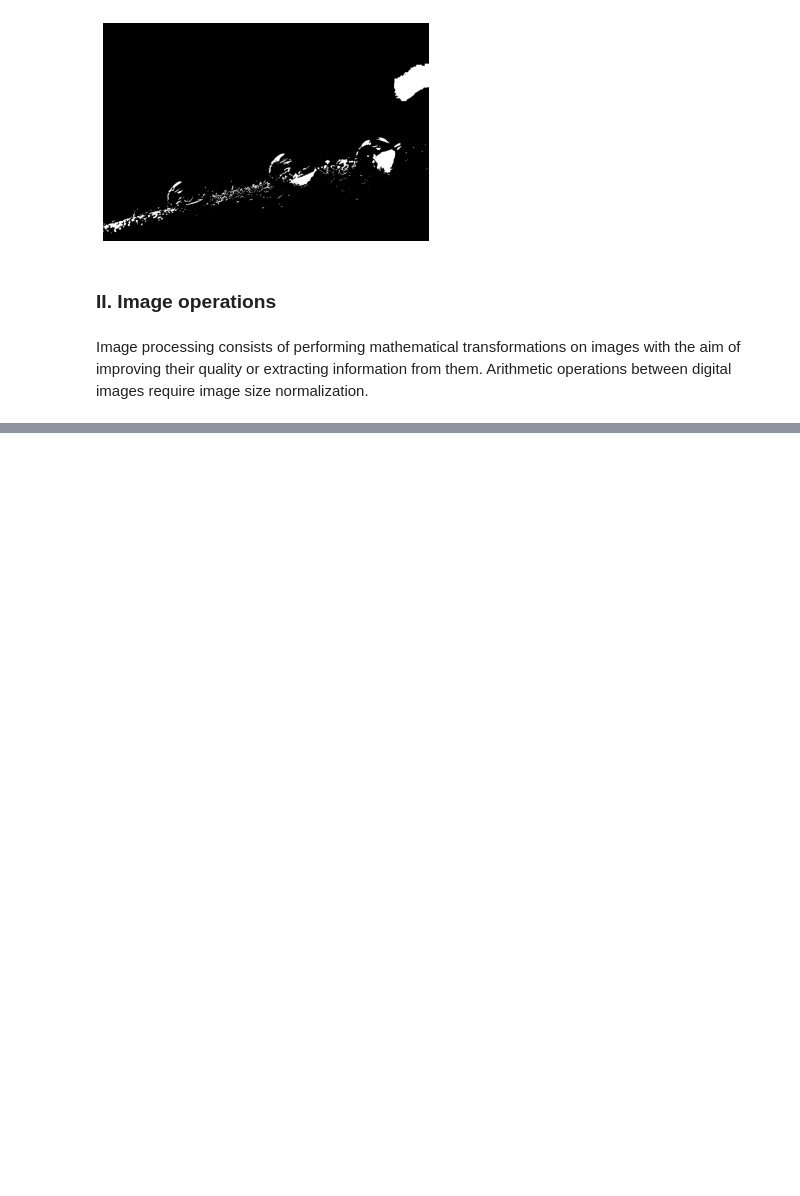
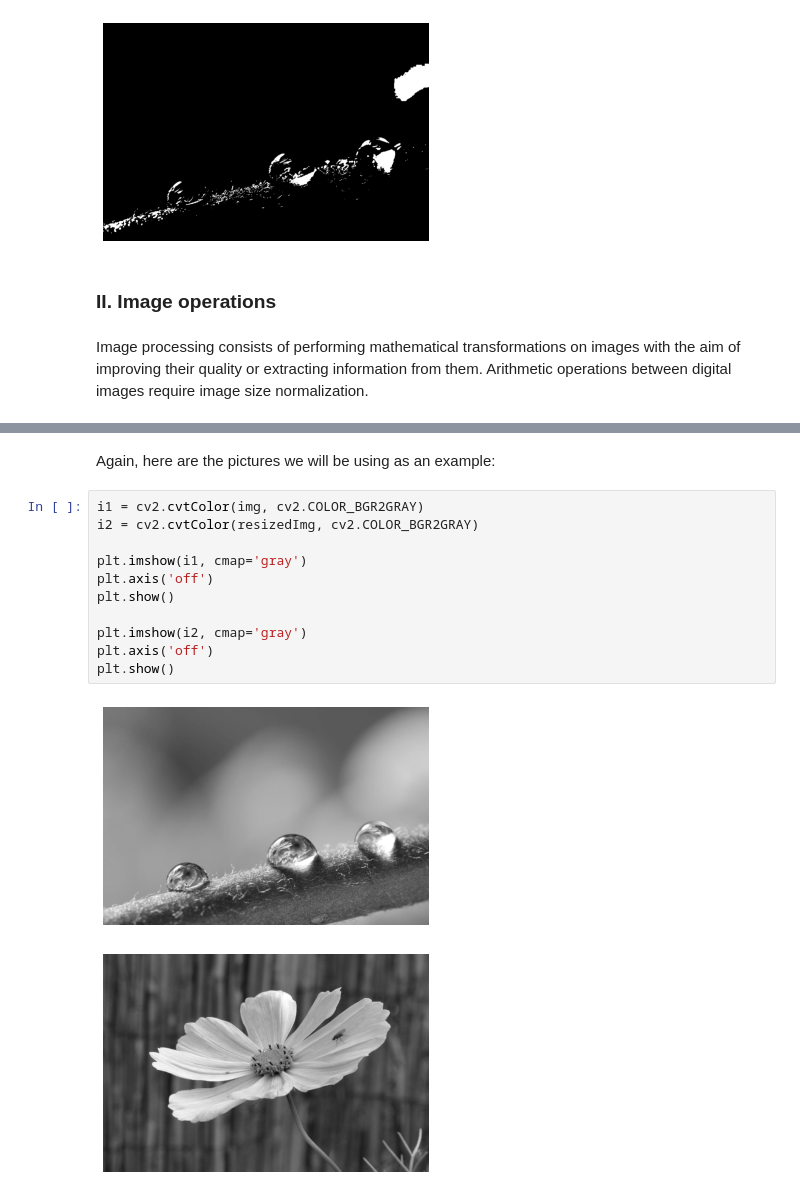
Before and after one commit to AhmedCharfeddine/ImageProcessingLab, a Jupyter notebook: session1/main.ipynb, the cells around one changed output, grey strips where cells are left out. Saved outputs shown, nothing was run; the diff lists cells and outputs as text; blank space fills up the shorter version.

```diff
--- a/session1/main.ipynb
+++ b/session1/main.ipynb
@@ -78,0 +123,16 @@ Image processing consists of performing mathematical transformations on images w
+# %% [markdown]
+Again, here are the pictures we will be using as an example:
+# %%
+i1 = cv2.cvtColor(img, cv2.COLOR_BGR2GRAY)
+i2 = cv2.cvtColor(resizedImg, cv2.COLOR_BGR2GRAY)
+
+plt.imshow(i1, cmap='gray')
+plt.axis('off')
+plt.show()
+
+plt.imshow(i2, cmap='gray')
+plt.axis('off')
+plt.show()
+# %% [output]
+[figure, added]
+[figure, added]
```
Also changed, not shown: parts of 21 cells of this notebook.
